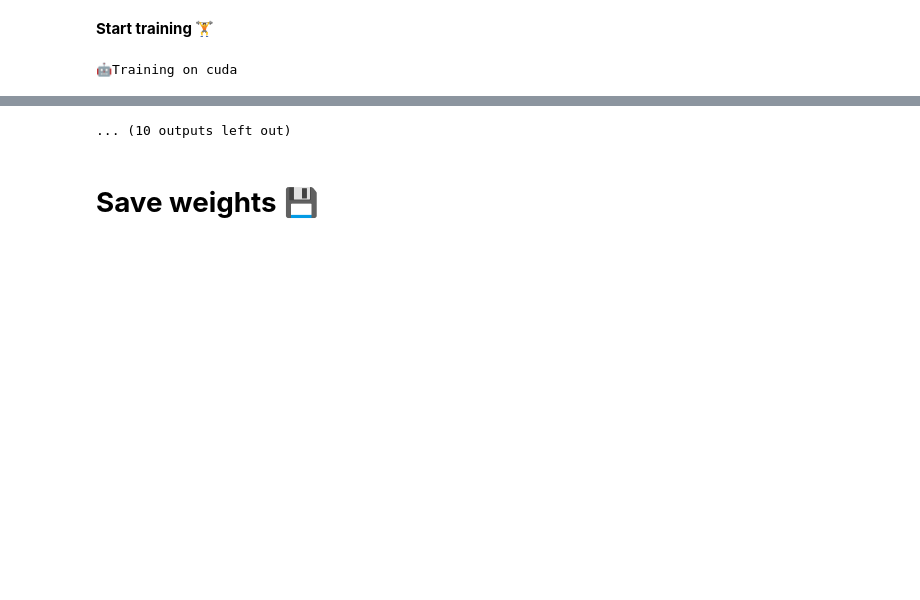
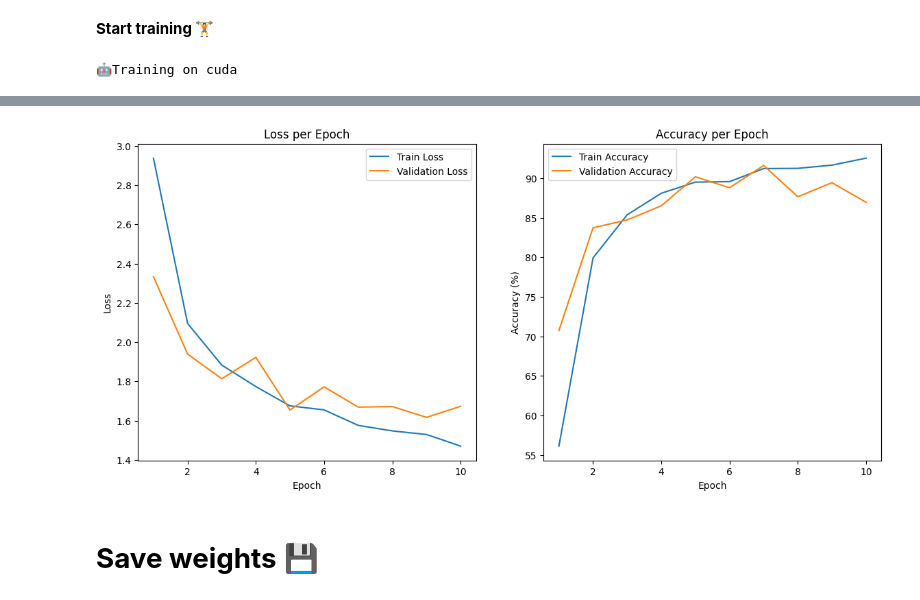
Before and after one commit to AiMlxV/WorkshopNextGen, a Jupyter notebook: Workshop.ipynb, the cells around one changed output, grey strips where cells are left out. Drawn from its saved outputs; the diff is of its cells as text; code cells hidden in the pictures; blank space fills up the shorter version.

```diff
--- a/Workshop.ipynb
+++ b/Workshop.ipynb
@@ -358,6 +377,6 @@ def train_and_validate(model, optimizer, criterion, train_loader, val_loader, nu
 
  **Start training 🏋️**
 # %%
-train_and_validate(model, optimizer, criterion, train_loader, val_loader, num_epochs=20, device=device)
+train_and_validate(model, optimizer, criterion, train_loader, val_loader, num_epochs=10, device=device)
 # %% [output]
 🤖Training on cuda
@@ -386,4 +403,4 @@ Epoch 11/20 - Validation Loss: 1.1920 - Validation Accuracy: 97.42%
-... (10 outputs left out)
+[figure, added]
 # %% [markdown]
 # **Save weights** 💾
 # %%
```
Also changed, not shown: parts of 10 cells of this notebook.
